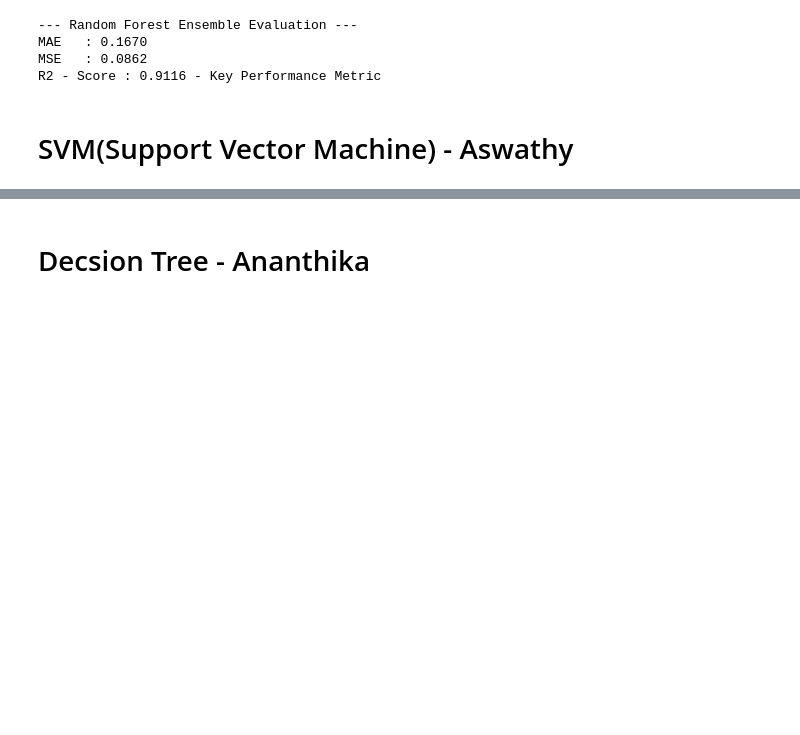
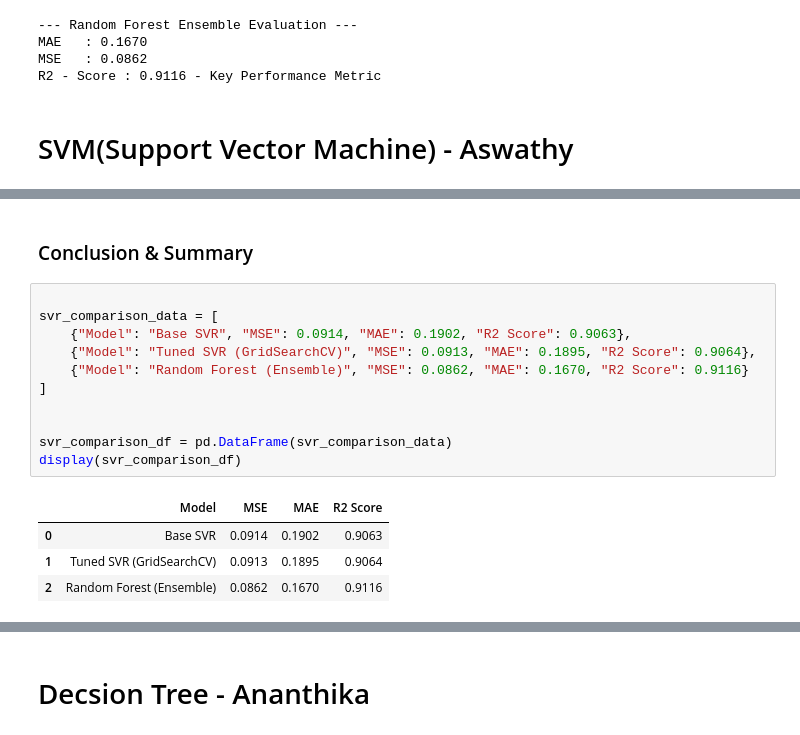
Before and after one commit to AlvinManoj05/Data-Preprocessing-Project, a Jupyter notebook: Data_Processing_Group_Assignment.ipynb, the cells around one changed output, grey strips where cells are left out. Saved outputs shown, nothing was run; the diff lists cells and outputs as text; blank space fills up the shorter version.

Commit message:
Aswathy Jr---SVM & RandomForestRegressor

```diff
--- a/Data_Processing_Group_Assignment.ipynb
+++ b/Data_Processing_Group_Assignment.ipynb
@@ -567,0 +679,18 @@ X_scaled
+# %% [markdown]
+### Conclusion & Summary
+# %%
+
+svr_comparison_data = [
+    {"Model": "Base SVR", "MSE": 0.0914, "MAE": 0.1902, "R2 Score": 0.9063},
+    {"Model": "Tuned SVR (GridSearchCV)", "MSE": 0.0913, "MAE": 0.1895, "R2 Score": 0.9064},
+    {"Model": "Random Forest (Ensemble)", "MSE": 0.0862, "MAE": 0.1670, "R2 Score": 0.9116}
+]
+
+
+svr_comparison_df = pd.DataFrame(svr_comparison_data)
+display(svr_comparison_df)
+# %% [output]
+|  | Model | MSE | MAE | R2 Score |
+| 0 | Base SVR | 0.0914 | 0.1902 | 0.9063 |
+| 1 | Tuned SVR (GridSearchCV) | 0.0913 | 0.1895 | 0.9064 |
+| 2 | Random Forest (Ensemble) | 0.0862 | 0.1670 | 0.9116 |
```
Also changed, not shown: parts of 20 cells of this notebook.
